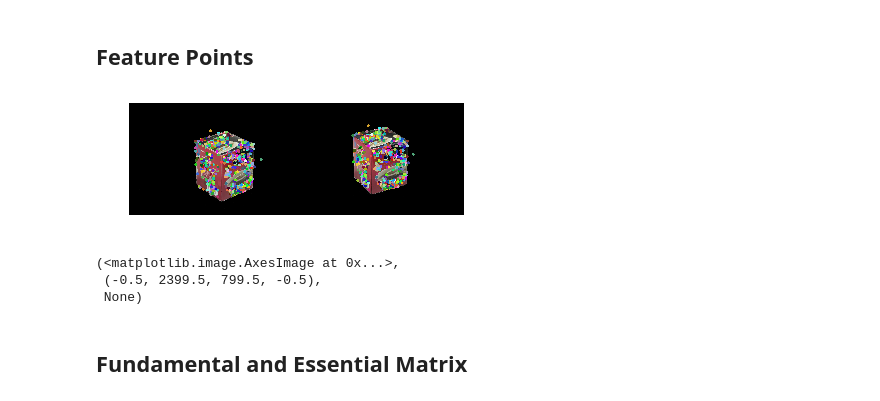
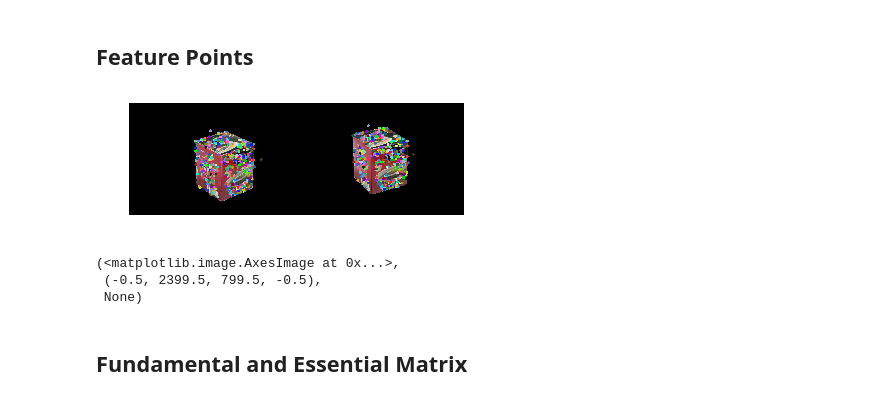
Before and after one commit to YuanSyun/CV-Structure-from-motion, a Jupyter notebook: HW4.ipynb, the cells around one changed output. Drawn from its saved outputs; the diff is of its cells as text; code cells hidden in the pictures.

Commit message:
[Debug] estimate the points of the front camera

```diff
--- a/HW4.ipynb
+++ b/HW4.ipynb
@@ -80,23 +81,49 @@ Intrinsic Matrix 2
  [    0.      0.      1. ]]
 # %% [markdown]
 ## Feature Points
-# %%
-sift = cv2.xfeatures2d.SIFT_create()
-
-(keypt1, desc1) = sift.detectAndCompute(image1, None)
-(keypt2, desc2) = sift.detectAndCompute(image2, None)
-
-BF_MACTHEr_DISTANCE = 0.65
-matches = hw3.brute_force_matcher(desc1, desc2, BF_MACTHEr_DISTANCE)
-matched_pt_order = hw3.sort_matched_points(matches)
-
-matched_feature_image = hw3.show_matched_image(image1, image2, keypt1, keypt2, matched_pt_order, draw_line=False, circle_size=10)
-plt.imshow(matched_feature_image), plt.axis('off'), plt.show()
-# %% [output]
-[figure, removed]
-(<matplotlib.image.AxesImage at 0x...>,
- (-0.5, 2399.5, 799.5, -0.5),
- None)
+# %%
+def get_feature_points(img1, img2):
+    sift = cv2.xfeatures2d.SIFT_create()
+
+    (kp1, des1) = sift.detectAndCompute(image1, None)
+    (kp2, des2) = sift.detectAndCompute(image2, None)
+
+    BF_MACTHER_DISTANCE = 0.65
+    matches = hw3.brute_force_matcher(des1, des2, BF_MACTHER_DISTANCE)
+    matched_pt_order = hw3.sort_matched_points(matches)
+    imgpts1, imgpts2 = hw3.get_matched_points(matched_pt_order, kp1, kp2)
+
+    # FLANN parameters
+#     FLANN_INDEX_KDTREE = 0
+#     index_params = dict(algorithm = FLANN_INDEX_KDTREE, trees = 5)
+#     search_params = dict(checks=50)
+
+#     flann = cv2.FlannBasedMatcher(index_params,search_params)
+#     matches = flann.knnMatch(des1,des2,k=2)
+
+#     good = []
+#     pts1 = np.zeros((len(matches), 2), dtype=np.float64)
+#     pts2 = np.zeros((len(matches), 2), dtype=np.float64)
+
+#     # ratio test as per Lowe's paper
+#     for i,(m,n) in enumerate(matches):
+#         if m.distance < 0.8*n.distance:
+#             good.append(m)
+#             pts1[i] = (kp1[m.queryIdx].pt)
+#             pts2[i] = (kp2[m.trainIdx].pt)
+
+#     return pts1,pts2,good
+
+    return imgpts1, imgpts2
+
+imgpts1, imgpts2 = get_feature_points(image1, image2)
+matched_feature_image = hw3.show_matched_image(image1, image2, imgpts1, imgpts2, draw_line=False, circle_size=10)
+plt.imshow(matched_feature_image), plt.axis('off'), plt.show()
+# %% [output]
+[figure, added]
+(<matplotlib.image.AxesImage at 0x...>,
+ (-0.5, 2399.5, 799.5, -0.5),
+ None)
 # %% [markdown]
 ## Fundamental and Essential Matrix
 # %%
```
Also changed, not shown: parts of 9 cells of this notebook, 7 other files.
